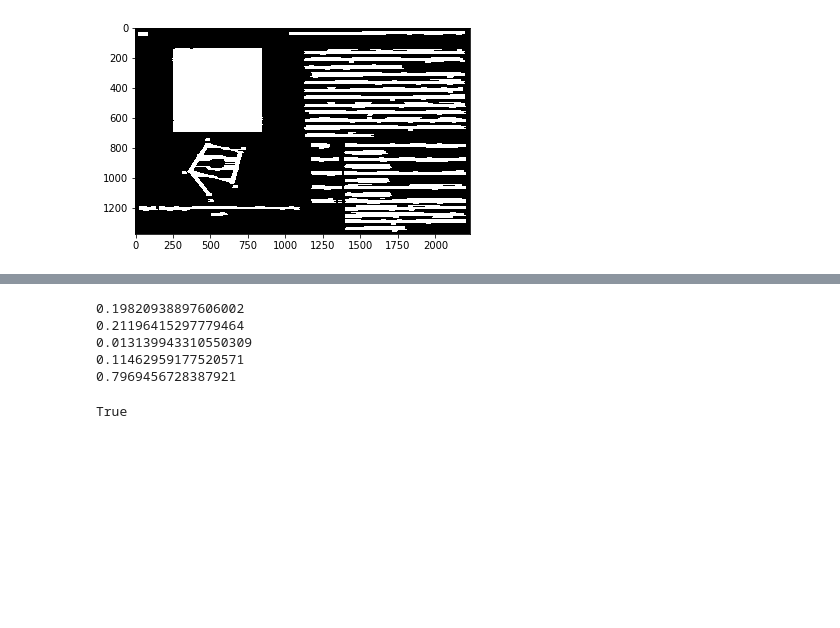
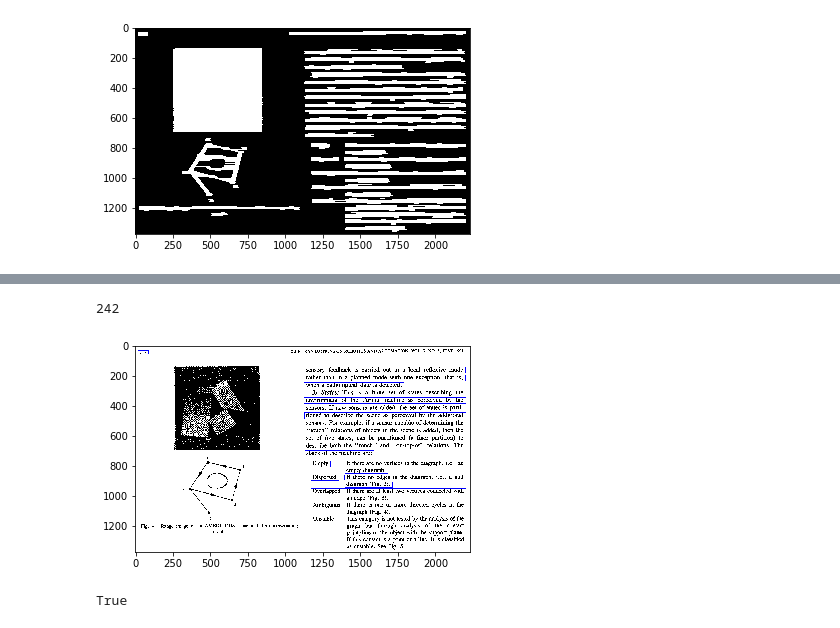
Before and after one commit to Rkanehisa/MO443, a Jupyter notebook: trabalho_3/trabalho_3.ipynb, the cells around one changed output, grey strips where cells are left out. Drawn from its saved outputs; the diff is of its cells as text; code cells hidden in the pictures; blank space fills up the shorter version.

```diff
--- a/trabalho_3/trabalho_3.ipynb
+++ b/trabalho_3/trabalho_3.ipynb
@@ -135,0 +133,19 @@ print(area)
+# %%
+closing2 = closing2.astype(np.uint8)
+ret, labels = cv2.connectedComponents(closing2,connectivity=4)
+label_hue = np.uint8(179*labels/np.max(labels))
+blank_ch = 255*np.ones_like(label_hue)
+labeled_img2 = cv2.merge([label_hue, blank_ch, blank_ch])
+
+# cvt to BGR for display
+labeled_img2 = cv2.cvtColor(labeled_img, cv2.COLOR_HSV2BGR)
+
+# set bg label to black
+labeled_img2[label_hue==0] = 0
+
+for label in range(1,ret):
+    mask = np.array(labels, dtype=np.uint8)
+    mask[labels == label] = 255
+
+cnts, hierarchy= cv2.findContours(mask,cv2.RETR_EXTERNAL,cv2.CHAIN_APPROX_SIMPLE)
+boxes = [cv2.boundingRect(contour) for contour in cnts]
@@ -136,26 +158,38 @@ print(area)
 # %%
-area = np.zeros((len(boxes)))
+area = np.array([None for i in range(len(boxes))])
+
+comps2 = (1-img3)*255
+c = 0
+
+pad = 3
 for i in range(len(boxes)):
     y,x,h,w = boxes[i]
     p = 0
     b = 0
+    change_v = 0
+    change_h = 0
+    tmp = img[x:x+w,y:y+h]
     for j in range(x,x+w):
         for k in range(y,y+h):
             if(1-img[j][k]) == 0:
                 p += 1
-    area[i] = p/(h*w)
+            if(j < img.shape[0]):
+                change_v += abs(img[j][k]-img[j+1][k])
+            if(k < img.shape[1]):
+                change_h += abs(img[j][k]-img[j][k+1])
+
+
+    if(p/(h*w) > 0.1 and p/(h*w) < .7):
+        if(p > 0 and (change_v+change_h)/p < .9):
+            cv2.rectangle(comps2,(y-pad,x-pad),(y+h+pad,x+w+pad),(0,0,255))
+            c+=1
+print(c)
+fig = plt.figure()
+plt.imshow(comps,cmap="gray")
+plt.show()
+# %% [output]
+242
+[figure, added]
-# %%
-print(area.mean())
-print(np.median(area))
-print(np.var(area))
-print((np.std(area)))
-print(max(area))
-# %% [output]
-0.19820938897606002
-0.21196415297779464
-0.013139943310550309
-0.11462959177520571
-0.7969456728387921
 # %%
 cv2.imwrite("dilate1.pbm",1-dilate1)
 cv2.imwrite("erode1.pbm",1-erode1)
```
Also changed, not shown: parts of 15 cells of this notebook.
